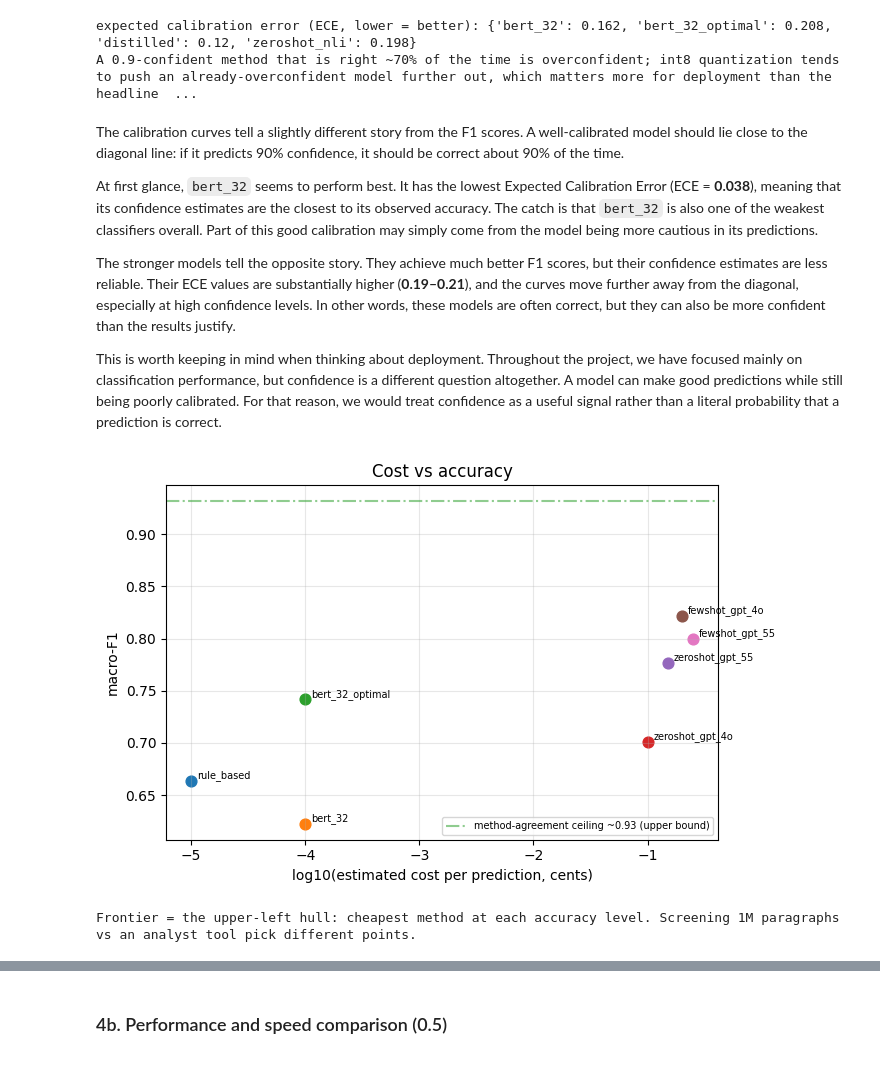
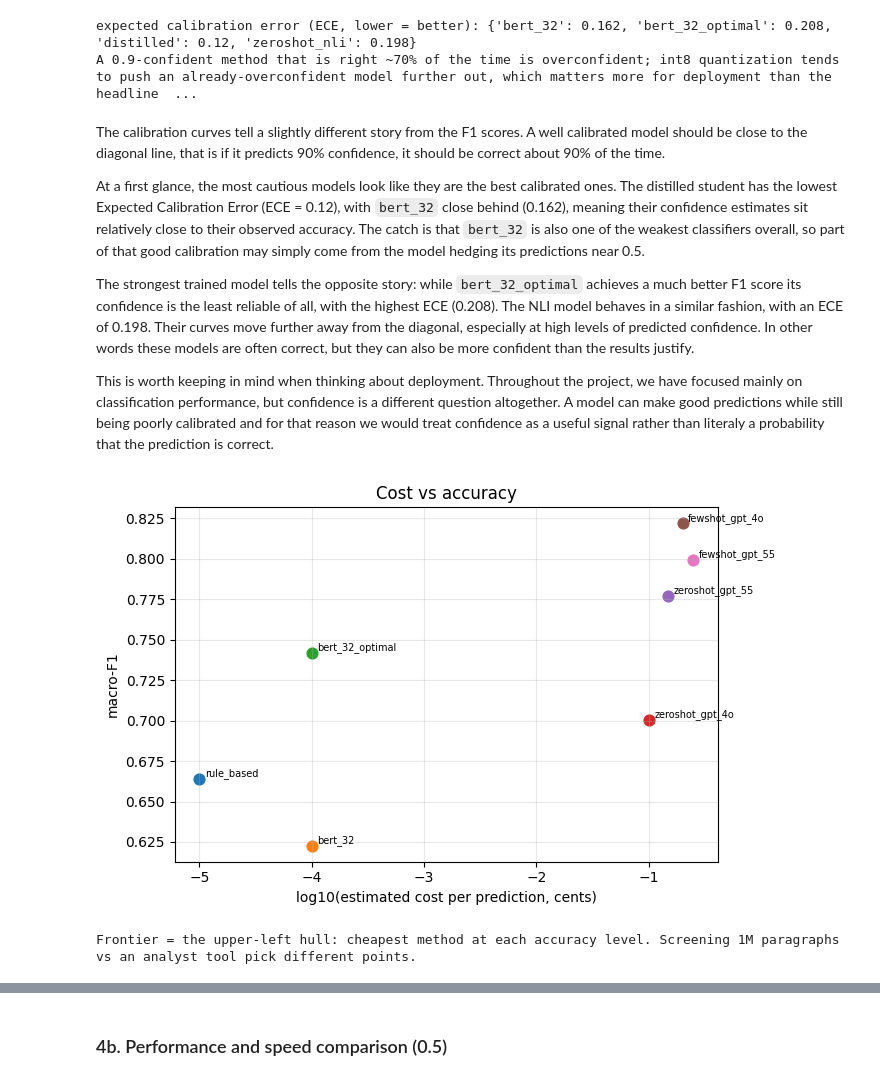
Before and after one commit to Michaeldg94/BSE_greenwashing-detection-nlp, a Jupyter notebook: notebooks/Armour_Canal_Goncalves_Guinea_Climate_Classification.ipynb, the cells around one changed output, grey strips where cells are left out. Cells and saved outputs as stored; diff of their text form; code cells hidden in the pictures.

```diff
--- a/notebooks/greenwashing_claim_classification_v2.ipynb
+++ b/notebooks/Armour_Canal_Goncalves_Guinea_Climate_Classification.ipynb
@@ -1989,7 +1984,7 @@ print(
 LLM setup: key=yes | models=['gpt_4o', 'gpt_55'] | smoke=off
 # %%
 # 2c (B) ensure the zero-shot caches: one CSV per model; the API is called only for rows
-# missing from data/cache/<kind>/<kind>_<model>.csv, so reruns are free and resumable.
+# missing from outputs/zeroshot/<kind>_<model>.csv, so reruns are free and resumable.
 ZS_SYSTEM = "You are a precise text classifier."
 
 
@@ -2012,7 +2007,7 @@ def parse_pred(raw):
 
 
 def ensure_llm_preds(key, kind, build_user):
-    """Fill data/cache/<kind>/<kind>_<key>.csv, querying the API only for missing rows.
+    """Fill outputs/zeroshot/<kind>_<key>.csv, querying the API only for missing rows.
 
     Shared by 2c (kind='zeroshot') and the 2e few-shot add-on (kind='fewshot');
     only the user-prompt builder differs. T=0 for a correctness task;
@@ -2067,7 +2062,7 @@ for _key in ACTIVE_MODELS:
 # 2c (B) score cached predictions - no API calls; runs keyless from the cached CSVs.
 # Missing or partial caches are reported and skipped, never fabricated.
 def score_llm_cache(kind):
-    """Score data/cache/<kind>/<kind>_<key>.csv for every active model into RESULTS."""
+    """Score outputs/zeroshot/<kind>_<key>.csv for every active model into RESULTS."""
     for key in ACTIVE_MODELS:
         path = cache_path(kind, key)
         n = SMOKE_N or len(TEST_TEXTS)
@@ -2324,7 +2319,7 @@ for other_model in [m for m in model_cols if m != "gpt_55"]:
     plt.tight_layout()
 
     plt.savefig(
-        FIG_DIR / f"07_transition_{other_model}_vs_gpt55_ordered.png",
+        OUT_DIR / f"transition_{other_model}_vs_gpt55_ordered.png",
         dpi=300,
         bbox_inches="tight"
     )
@@ -2919,5 +2895,6 @@ for frac in FRACTIONS:
     curve.append({"fraction": frac, "n_train": n, "macro_f1": f1})
 
 curve_df = pd.DataFrame(curve)
-curve_df.to_json(TAB_DIR / "learning_curve.json", orient="records", indent=2)
+curve_df.to_json(OUT_DIR / "learning_curve.json", orient="records", indent=2)
+RESULTS["bert_full"] = float(curve_df.loc[curve_df["fraction"] == 1.0, "macro_f1"].iloc[0])
 curve_df
@@ -3623,31 +3654,30 @@ print("A 0.9-confident method that is right ~70% of the time is overconfident; i
 expected calibration error (ECE, lower = better): {'bert_32': 0.162, 'bert_32_optimal': 0.208, 'distilled': 0.12, 'zeroshot_nli': 0.198}
 A 0.9-confident method that is right ~70% of the time is overconfident; int8 quantization tends to push an already-overconfident model further out, which matters more for deployment than the headline  ...
 # %% [markdown]
-The calibration curves tell a slightly different story from the F1 scores. A well-calibrated model should lie close to the diagonal line: if it predicts 90% confidence, it should be correct about 90% of the time.
+The calibration curves tell a slightly different story from the F1 scores. A well calibrated model should be close to the diagonal line, that is if it predicts 90% confidence, it should be correct about 90% of the time.
 
-At first glance, `bert_32` seems to perform best. It has the lowest Expected Calibration Error (ECE = **0.038**), meaning that its confidence estimates are the closest to its observed accuracy. The catch is that `bert_32` is also one of the weakest classifiers overall. Part of this good calibration may simply come from the model being more cautious in its predictions.
+At a first glance, the most cautious models look like they are the best calibrated ones. The distilled student has the lowest Expected Calibration Error (ECE = 0.12), with `bert_32` close behind (0.162), meaning their confidence estimates sit relatively close to their observed accuracy. The catch is that `bert_32` is also one of the weakest classifiers overall, so part of that good calibration may simply come from the model hedging its predictions near 0.5.
 
-The stronger models tell the opposite story. They achieve much better F1 scores, but their confidence estimates are less reliable. Their ECE values are substantially higher (**0.19–0.21**), and the curves move further away from the diagonal, especially at high confidence levels. In other words, these models are often correct, but they can also be more confident than the results justify.
+The strongest trained model tells the opposite story: while `bert_32_optimal` achieves a much better F1 score its confidence is the least reliable of all, with the highest ECE (0.208). The NLI model behaves in a similar fashion, with an ECE of 0.198. Their curves move further away from the diagonal, especially at high levels of predicted confidence. In other words these models are often correct, but they can also be more confident than the results justify.
 
-This is worth keeping in mind when thinking about deployment. Throughout the project, we have focused mainly on classification performance, but confidence is a different question altogether. A model can make good predictions while still being poorly calibrated. For that reason, we would treat confidence as a useful signal rather than a literal probability that a prediction is correct.
+This is worth keeping in mind when thinking about deployment. Throughout the project, we have focused mainly on classification performance, but confidence is a different question altogether. A model can make good predictions while still being poorly calibrated and for that reason we would treat confidence as a useful signal rather than literaly a probability that the prediction is correct.
 # %%
 # Cost-versus-accuracy Pareto. Rough per-prediction cost (cents): local
 # models ~0; an LLM call ~0.05 to 0.2 cents. The y-axis is macro-F1, the x-axis log10(cost). Which methods are on the frontier?
 import numpy as np
 import matplotlib.pyplot as plt
 _cost = {"rule_based": 1e-5, "bert_32": 1e-4, "bert_32_optimal": 1e-4, "benchmark": 1e-4,
          "zeroshot_gpt_4o": 0.1, "zeroshot_gpt_55": 0.15, "fewshot_gpt_4o": 0.2, "fewshot_gpt_55": 0.25}
 pts = [(np.log10(_cost[k]), RESULTS[k], k) for k in _cost if k in RESULTS]
 plt.figure(figsize=(7, 4.5))
 for x, y, k in pts:
     plt.scatter(x, y, s=60); plt.annotate(k, (x, y), fontsize=7, xytext=(4, 2), textcoords="offset points")
-plt.axhline(NOISE_CEILING, ls="-.", c="#4a4", alpha=0.6, label=f"method-agreement ceiling ~{NOISE_CEILING:.2f} (upper bound)")
 plt.xlabel("log10(estimated cost per prediction, cents)"); plt.ylabel("macro-F1")
-plt.title("Cost vs accuracy"); plt.legend(fontsize=7); plt.grid(alpha=0.3); plt.tight_layout()
-plt.savefig(FIG_DIR / "16_cost_pareto.png", dpi=130); plt.show()
+plt.title("Cost vs accuracy"); plt.grid(alpha=0.3); plt.tight_layout()
+plt.savefig(OUT_DIR / "cost_pareto.png", dpi=130); plt.show()
 print("Frontier = the upper-left hull: cheapest method at each accuracy level. "
       "Screening 1M paragraphs vs an analyst tool pick different points.")
 # %% [output]
-[figure, old version]
+[figure, new version]
 Frontier = the upper-left hull: cheapest method at each accuracy level. Screening 1M paragraphs vs an analyst tool pick different points.
 # %% [markdown]
```
Also changed, not shown: parts of 70 cells of this notebook.
